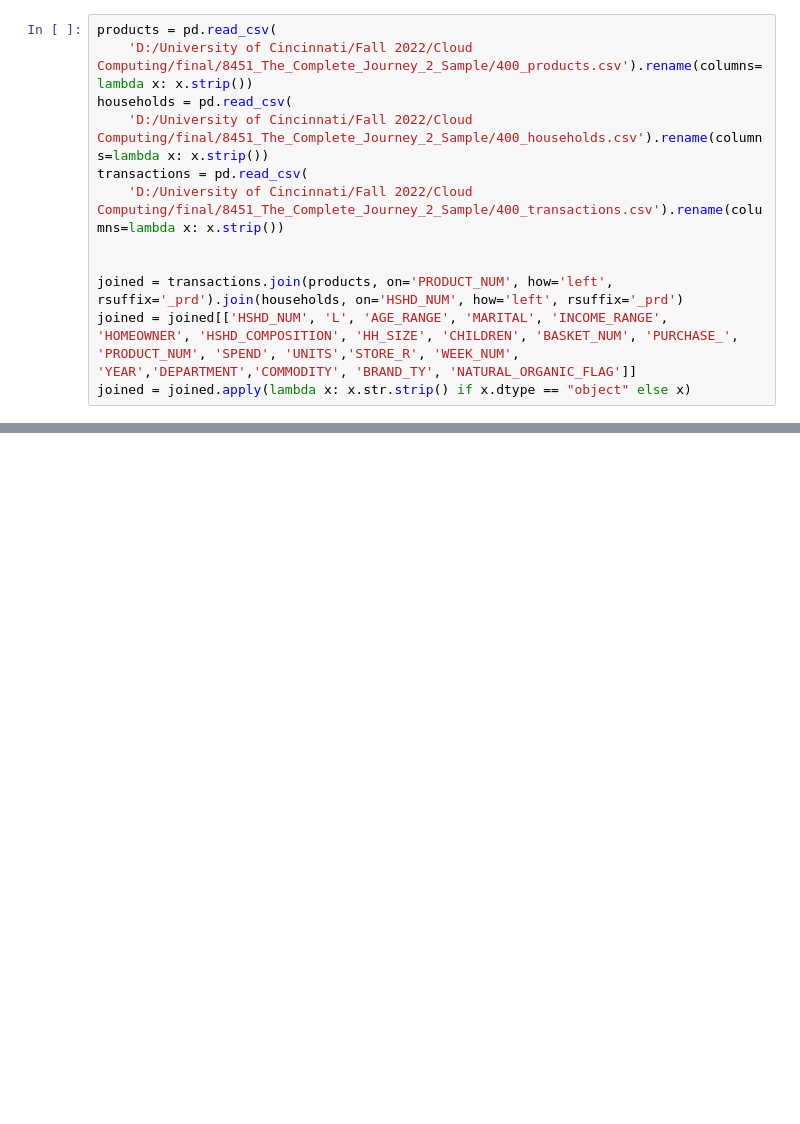
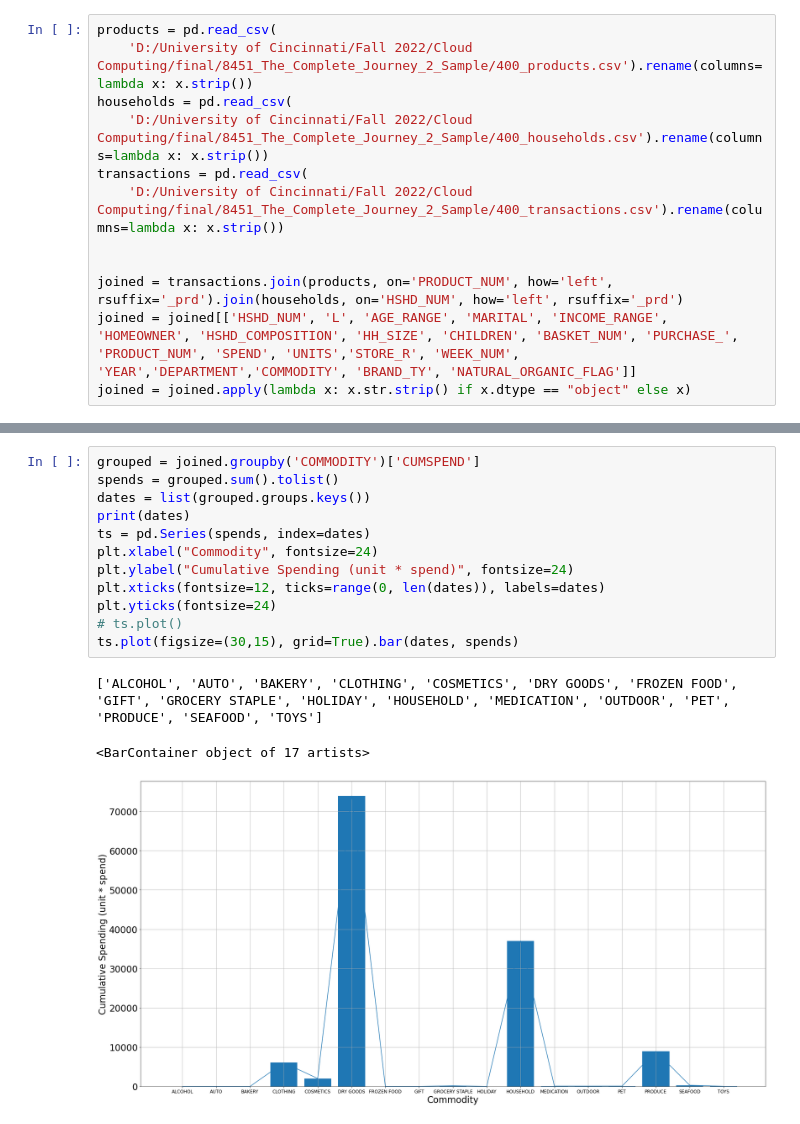
Before and after one commit to GaganNanu/retail-data-app, a Jupyter notebook: analysis.ipynb, the cells around one changed output, grey strips where cells are left out. Saved outputs shown, nothing was run; the diff lists cells and outputs as text; blank space fills up the shorter version.

```diff
--- a/analysis.ipynb
+++ b/analysis.ipynb
@@ -45,0 +107,16 @@ ts.plot().bar(dates, spends)
+# %%
+grouped = joined.groupby('COMMODITY')['CUMSPEND']
+spends = grouped.sum().tolist()
+dates = list(grouped.groups.keys())
+print(dates)
+ts = pd.Series(spends, index=dates)
+plt.xlabel("Commodity", fontsize=24)
+plt.ylabel("Cumulative Spending (unit * spend)", fontsize=24)
+plt.xticks(fontsize=12, ticks=range(0, len(dates)), labels=dates)
+plt.yticks(fontsize=24)
+# ts.plot()
+ts.plot(figsize=(30,15), grid=True).bar(dates, spends)
+# %% [output]
+['ALCOHOL', 'AUTO', 'BAKERY', 'CLOTHING', 'COSMETICS', 'DRY GOODS', 'FROZEN FOOD', 'GIFT', 'GROCERY STAPLE', 'HOLIDAY', 'HOUSEHOLD', 'MEDICATION', 'OUTDOOR', 'PET', 'PRODUCE', 'SEAFOOD', 'TOYS']
+<BarContainer object of 17 artists>
+[figure, added]
```
Also changed, not shown: parts of 9 cells of this notebook, 28 other files.
